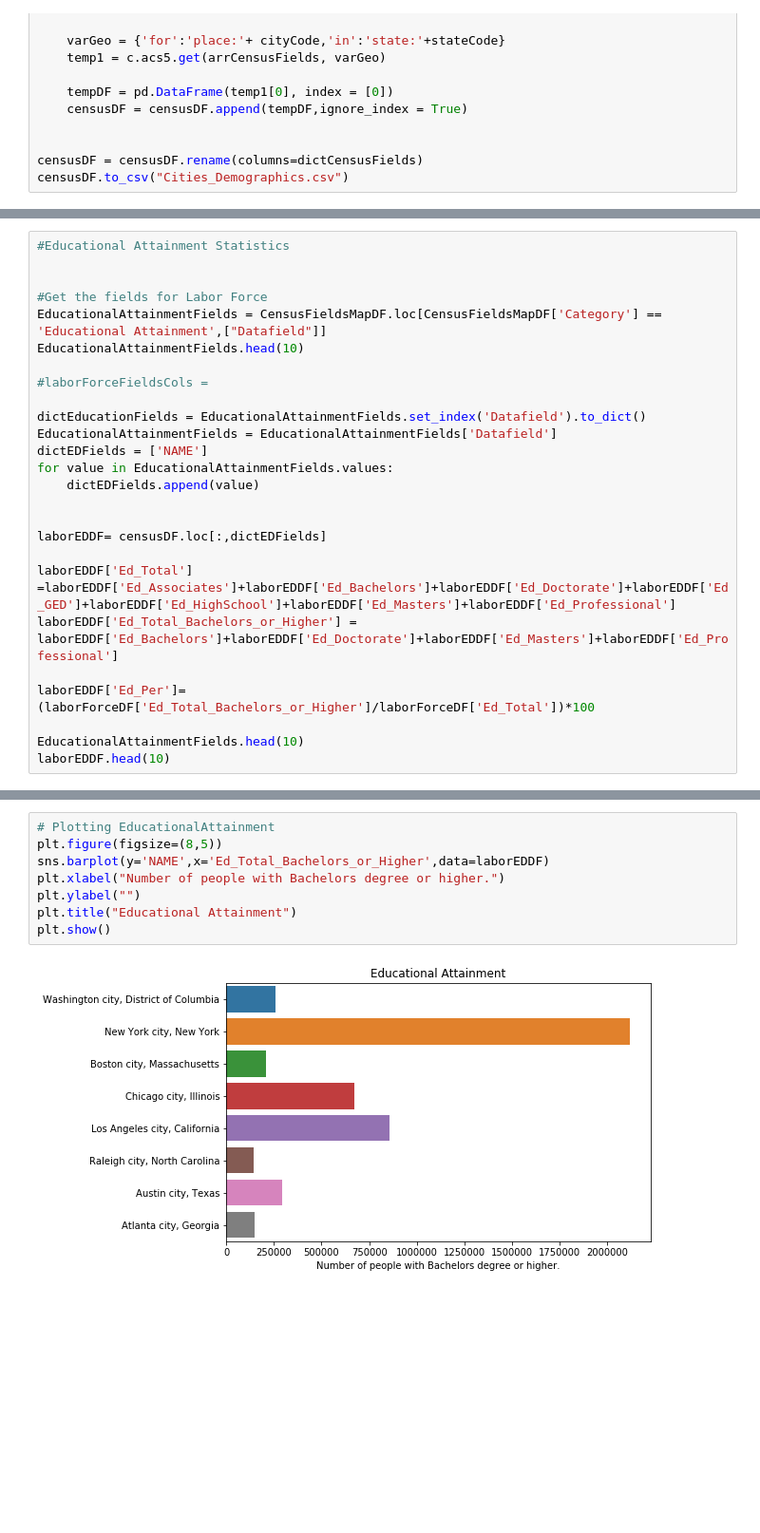
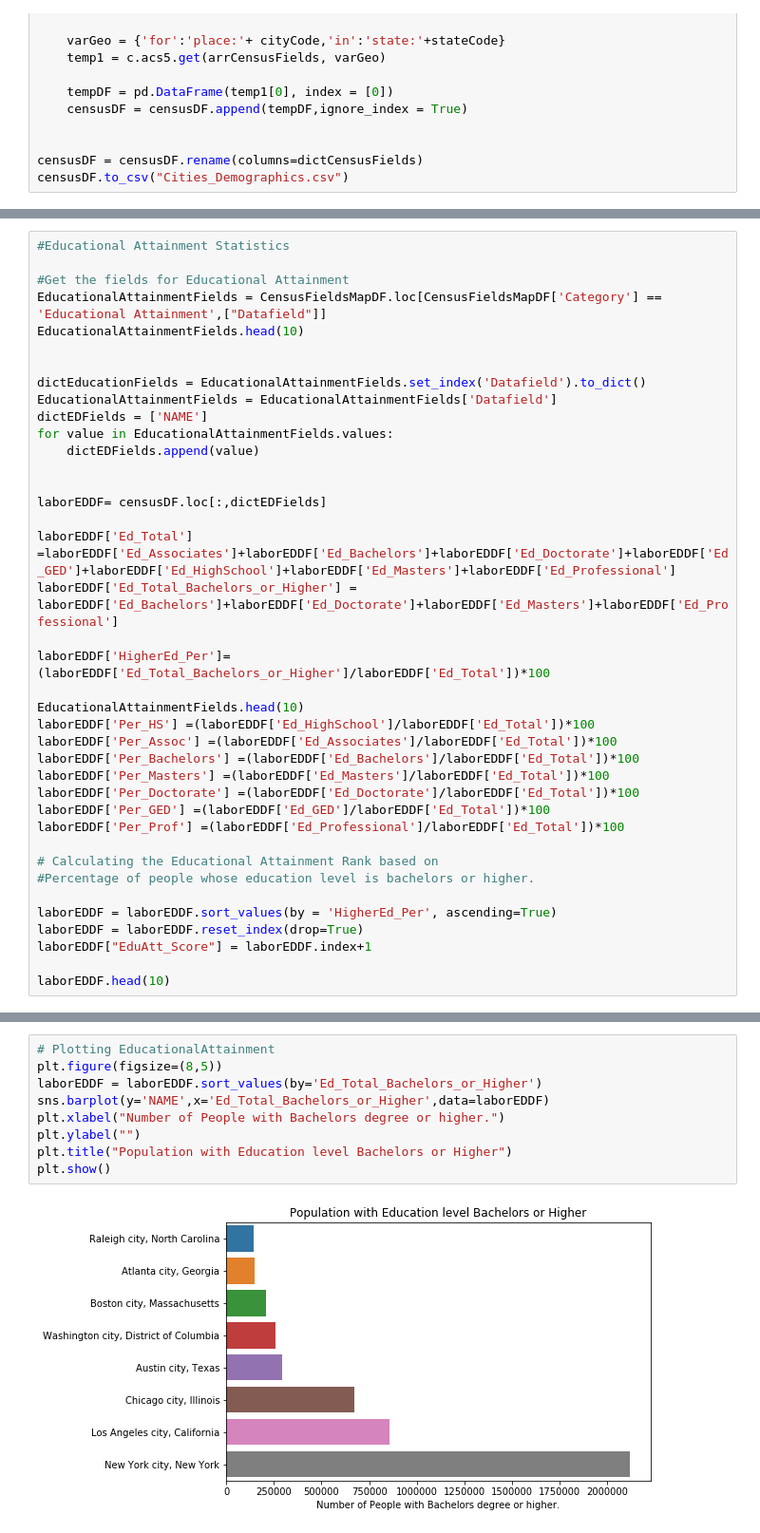
Before and after one commit to indranik/BC_Project1, a Jupyter notebook: Indu_Demographics.ipynb, the cells around one changed output, grey strips where cells are left out. Shown at 95% size. Saved outputs shown, nothing was run; the diff lists cells and outputs as text; blank space fills up the shorter version.

```diff
--- a/Indu_Demographics.ipynb
+++ b/Indu_Demographics.ipynb
@@ -123,12 +129,10 @@ plt.show()
 # %%
 #Educational Attainment Statistics
 
-
-#Get the fields for Labor Force
+#Get the fields for Educational Attainment
 EducationalAttainmentFields = CensusFieldsMapDF.loc[CensusFieldsMapDF['Category'] == 'Educational Attainment',["Datafield"]]
 EducationalAttainmentFields.head(10)
 
-#laborForceFieldsCols =
 
 dictEducationFields = EducationalAttainmentFields.set_index('Datafield').to_dict()
 EducationalAttainmentFields = EducationalAttainmentFields['Datafield']
@@ -142,9 +146,24 @@ laborEDDF= censusDF.loc[:,dictEDFields]
 laborEDDF['Ed_Total'] =laborEDDF['Ed_Associates']+laborEDDF['Ed_Bachelors']+laborEDDF['Ed_Doctorate']+laborEDDF['Ed_GED']+laborEDDF['Ed_HighSchool']+laborEDDF['Ed_Masters']+laborEDDF['Ed_Professional']
 laborEDDF['Ed_Total_Bachelors_or_Higher'] = laborEDDF['Ed_Bachelors']+laborEDDF['Ed_Doctorate']+laborEDDF['Ed_Masters']+laborEDDF['Ed_Professional']
 
-laborEDDF['Ed_Per']=(laborForceDF['Ed_Total_Bachelors_or_Higher']/laborForceDF['Ed_Total'])*100
+laborEDDF['HigherEd_Per']=(laborEDDF['Ed_Total_Bachelors_or_Higher']/laborEDDF['Ed_Total'])*100
 
 EducationalAttainmentFields.head(10)
+laborEDDF['Per_HS'] =(laborEDDF['Ed_HighSchool']/laborEDDF['Ed_Total'])*100
+laborEDDF['Per_Assoc'] =(laborEDDF['Ed_Associates']/laborEDDF['Ed_Total'])*100
+laborEDDF['Per_Bachelors'] =(laborEDDF['Ed_Bachelors']/laborEDDF['Ed_Total'])*100
+laborEDDF['Per_Masters'] =(laborEDDF['Ed_Masters']/laborEDDF['Ed_Total'])*100
+laborEDDF['Per_Doctorate'] =(laborEDDF['Ed_Doctorate']/laborEDDF['Ed_Total'])*100
+laborEDDF['Per_GED'] =(laborEDDF['Ed_GED']/laborEDDF['Ed_Total'])*100
+laborEDDF['Per_Prof'] =(laborEDDF['Ed_Professional']/laborEDDF['Ed_Total'])*100
+
+# Calculating the Educational Attainment Rank based on
+#Percentage of people whose education level is bachelors or higher.
+
+laborEDDF = laborEDDF.sort_values(by = 'HigherEd_Per', ascending=True)
+laborEDDF = laborEDDF.reset_index(drop=True)
+laborEDDF["EduAtt_Score"] = laborEDDF.index+1
+
 laborEDDF.head(10)
 # %% [output]
 |  | NAME | Ed_Associates | Ed_Bachelors | Ed_Doctorate | Ed_GED | Ed_HighSchool | Ed_Masters | ... |
@@ -159,10 +178,11 @@ laborEDDF.head(10)
 # %%
 # Plotting EducationalAttainment
 plt.figure(figsize=(8,5))
+laborEDDF = laborEDDF.sort_values(by='Ed_Total_Bachelors_or_Higher')
 sns.barplot(y='NAME',x='Ed_Total_Bachelors_or_Higher',data=laborEDDF)
-plt.xlabel("Number of people with Bachelors degree or higher.")
+plt.xlabel("Number of People with Bachelors degree or higher.")
 plt.ylabel("")
-plt.title("Educational Attainment")
+plt.title("Population with Education level Bachelors or Higher")
 plt.show()
 # %% [output]
-[figure, old version]
+[figure, new version]
```
Also changed, not shown: parts of 13 cells of this notebook, 1 other file.
